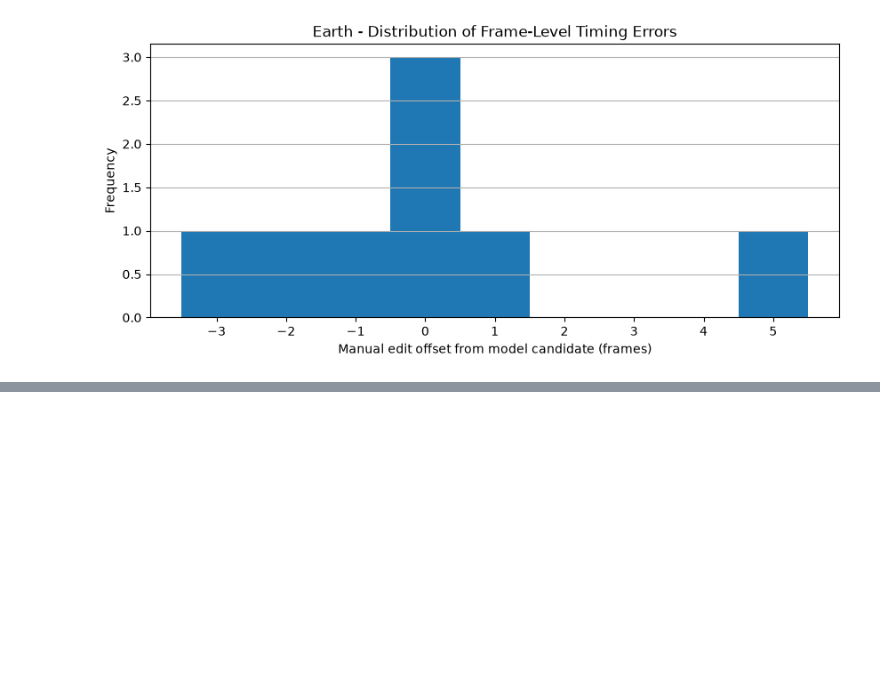
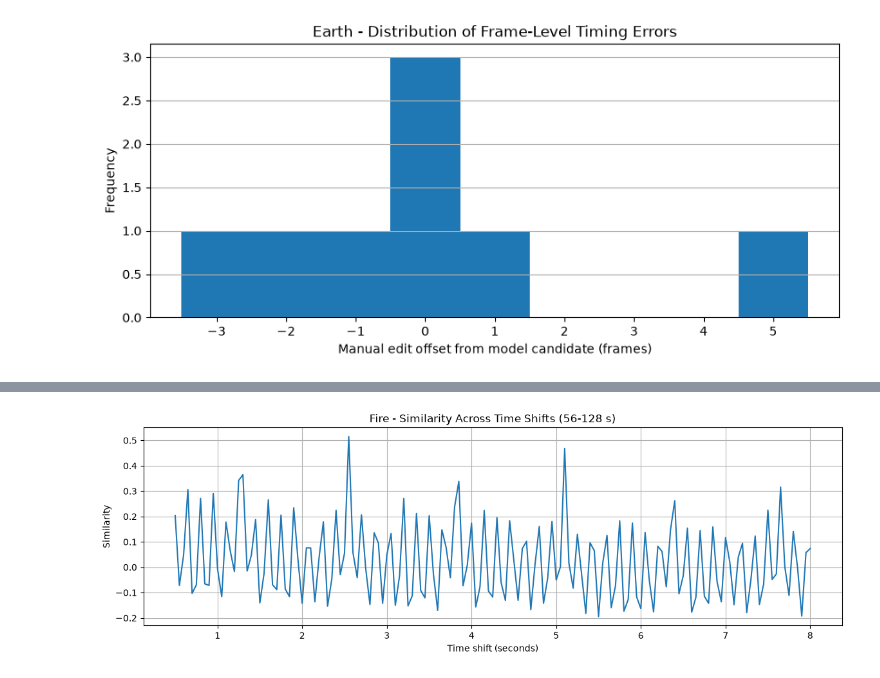
Before and after one commit to sradev81/Hidden-Pulse, a Jupyter notebook: hidden_pulse_analysis.ipynb, the cells around one changed output, grey strips where cells are left out. Saved outputs shown, nothing was run; the diff lists cells and outputs as text; code cells hidden in the pictures; blank space fills up the shorter version.

```diff
--- a/hidden_pulse_analysis.ipynb
+++ b/hidden_pulse_analysis.ipynb
@@ -717,0 +882,57 @@ plt.show()
+# %%
+
+# Selected Fire section: 00:56 - 02:08
+test_start_fire = 56.0
+test_end_fire = 128.0
+
+# Extract local energy for the selected section
+start_bin_fire = int(round(test_start_fire / window_seconds))
+end_bin_fire = int(round(test_end_fire / window_seconds))
+
+test_energy_fire = local_energy_fire[
+    start_bin_fire:end_bin_fire
+]
+
+# Remove the average level
+energy_centered_fire = (
+    test_energy_fire - np.mean(test_energy_fire)
+)
+
+# Use the same lag range as Earth
+min_lag_seconds = 0.5
+max_lag_seconds = 8.0
+
+min_lag_fire = int(min_lag_seconds / window_seconds)
+max_lag_fire = int(max_lag_seconds / window_seconds)
+
+lags_fire = np.arange(
+    min_lag_fire,
+    max_lag_fire + 1
+)
+
+similarities_fire = []
+
+for lag in lags_fire:
+    a = energy_centered_fire[:-lag]
+    b = energy_centered_fire[lag:]
+
+    similarity = np.dot(a, b) / (
+        np.linalg.norm(a) * np.linalg.norm(b)
+    )
+
+    similarities_fire.append(similarity)
+
+lag_times_fire = lags_fire * window_seconds
+similarities_fire = np.array(similarities_fire)
+
+plt.figure(figsize=(14, 4))
+plt.plot(lag_times_fire, similarities_fire)
+
+plt.xlabel("Time shift (seconds)")
+plt.ylabel("Similarity")
+plt.title("Fire - Similarity Across Time Shifts (56-128 s)")
+plt.grid()
+
+plt.show()
+# %% [output]
+[figure, added]
```
Also changed, not shown: parts of 20 cells of this notebook, 3 other files.
